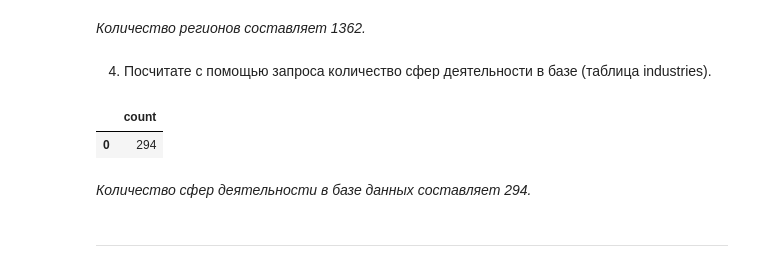
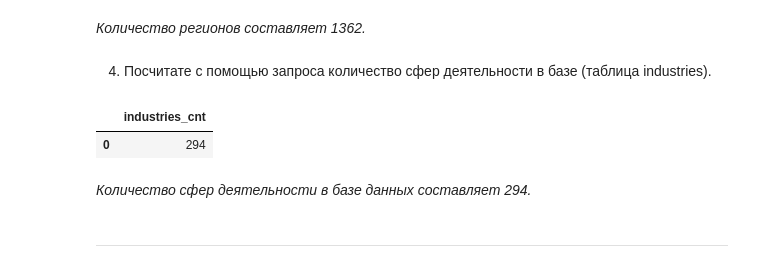
Before and after one commit to medvzlata/sf_data_science, a Jupyter notebook: Project_2/Project_2.ipynb, the cells around one changed output. Saved outputs shown, nothing was run; the diff lists cells and outputs as text; code cells hidden in the pictures.

```diff
--- a/Project_2/Project_2.ipynb
+++ b/Project_2/Project_2.ipynb
@@ -63,14 +63,14 @@ df
 # %% [markdown]
 4. Посчитате с помощью запроса количество сфер деятельности в базе (таблица industries).
 # %%
-query_3_4 = f'''SELECT COUNT(id)
+query_3_4 = f'''SELECT COUNT(id) AS industries_cnt
            from industries
 '''
 
 df = pd.read_sql_query(query_3_4, connection)
 df
 # %% [output]
-|  | count |
+|  | industries_cnt |
 | 0 | 294 |
 # %% [markdown]
 *Количество сфер деятельности в базе данных составляет 294.*
```
Also changed, not shown: parts of 6 cells of this notebook.
